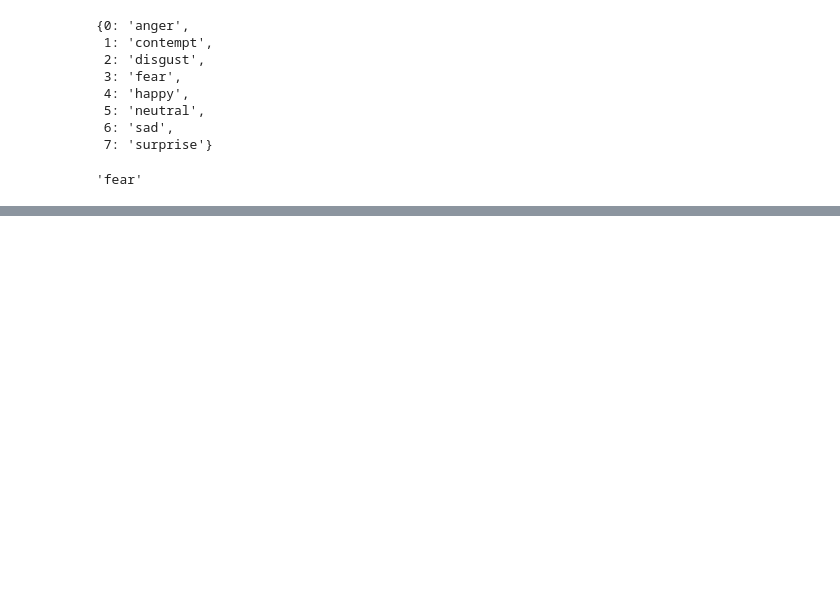
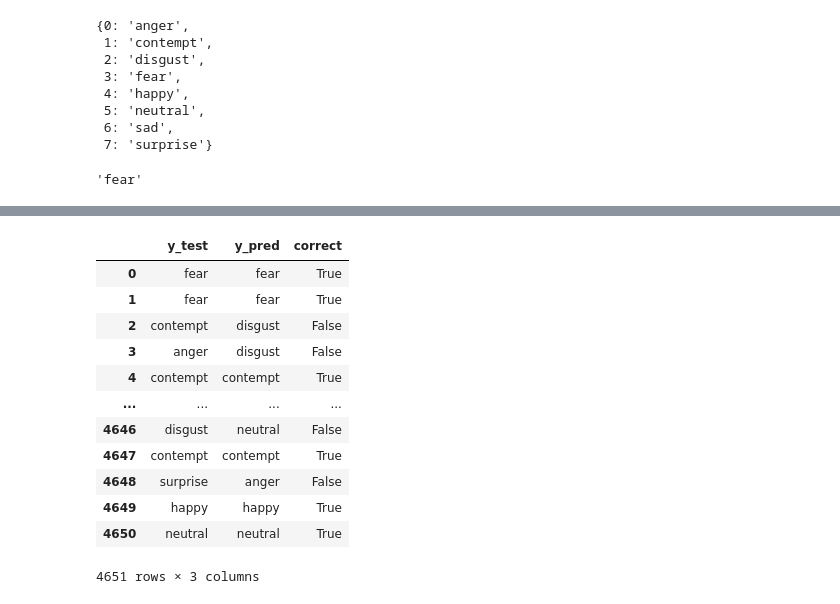
Before and after one commit to LuisRdAr/Clasificador_emociones, a Jupyter notebook: main.ipynb, the cells around one changed output, grey strips where cells are left out. Cells and saved outputs as stored; diff of their text form; code cells hidden in the pictures; blank space fills up the shorter version.

```diff
--- a/main.ipynb
+++ b/main.ipynb
@@ -272,0 +279,18 @@ sns.heatmap(confusion_mtx, annot=True, xticklabels=emotions_dict.keys(), ytickla
+# %%
+y_df = pd.DataFrame({"y_test": y_test_cat, "y_pred": y_pred_cat})
+y_df["correct"] = np.where(y_df["y_test"] == y_df["y_pred"], True, False)
+y_df
+# %% [output]
+|  | y_test | y_pred | correct |
+| 0 | fear | fear | True |
+| 1 | fear | fear | True |
+| 2 | contempt | disgust | False |
+| 3 | anger | disgust | False |
+| 4 | contempt | contempt | True |
+| ... | ... | ... | ... |
+| 4646 | disgust | neutral | False |
+| 4647 | contempt | contempt | True |
+| 4648 | surprise | anger | False |
+| 4649 | happy | happy | True |
+| 4650 | neutral | neutral | True |
+4651 rows × 3 columns
```
Also changed, not shown: parts of 15 cells of this notebook, 1 other file.
